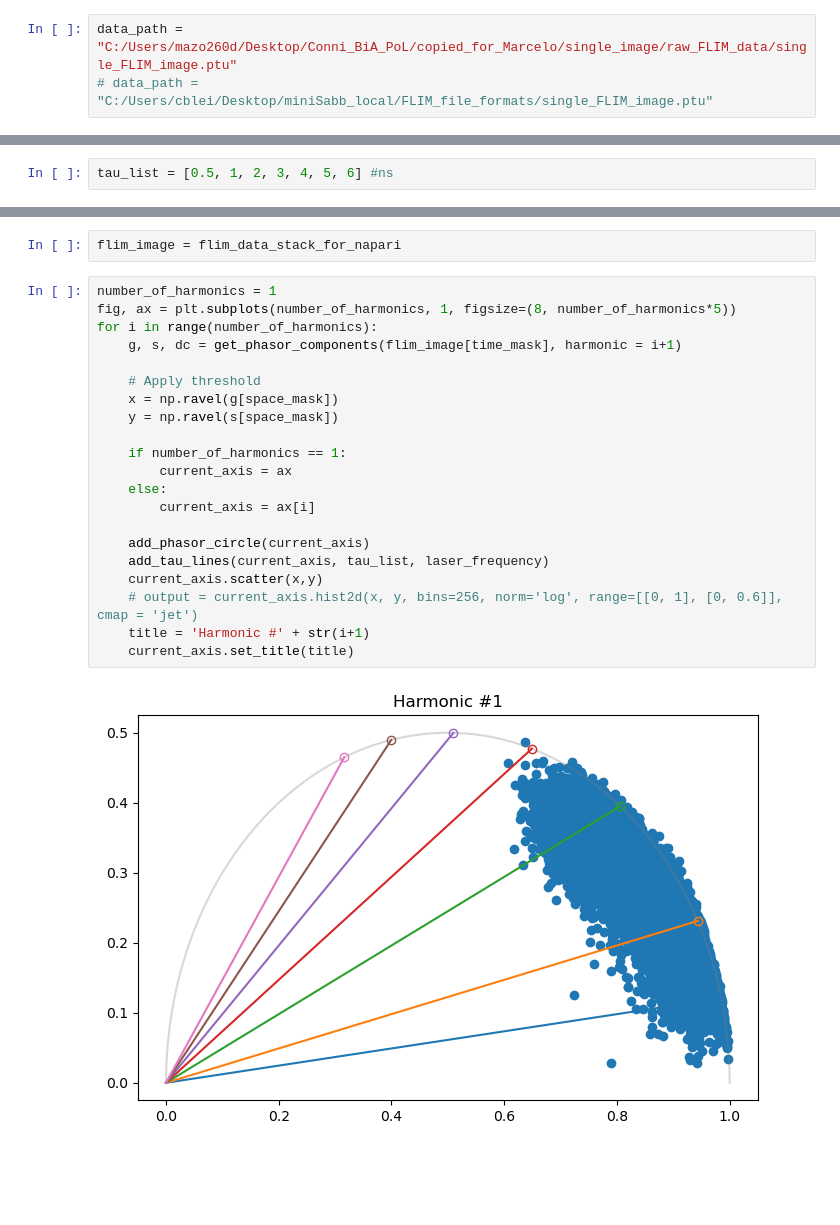
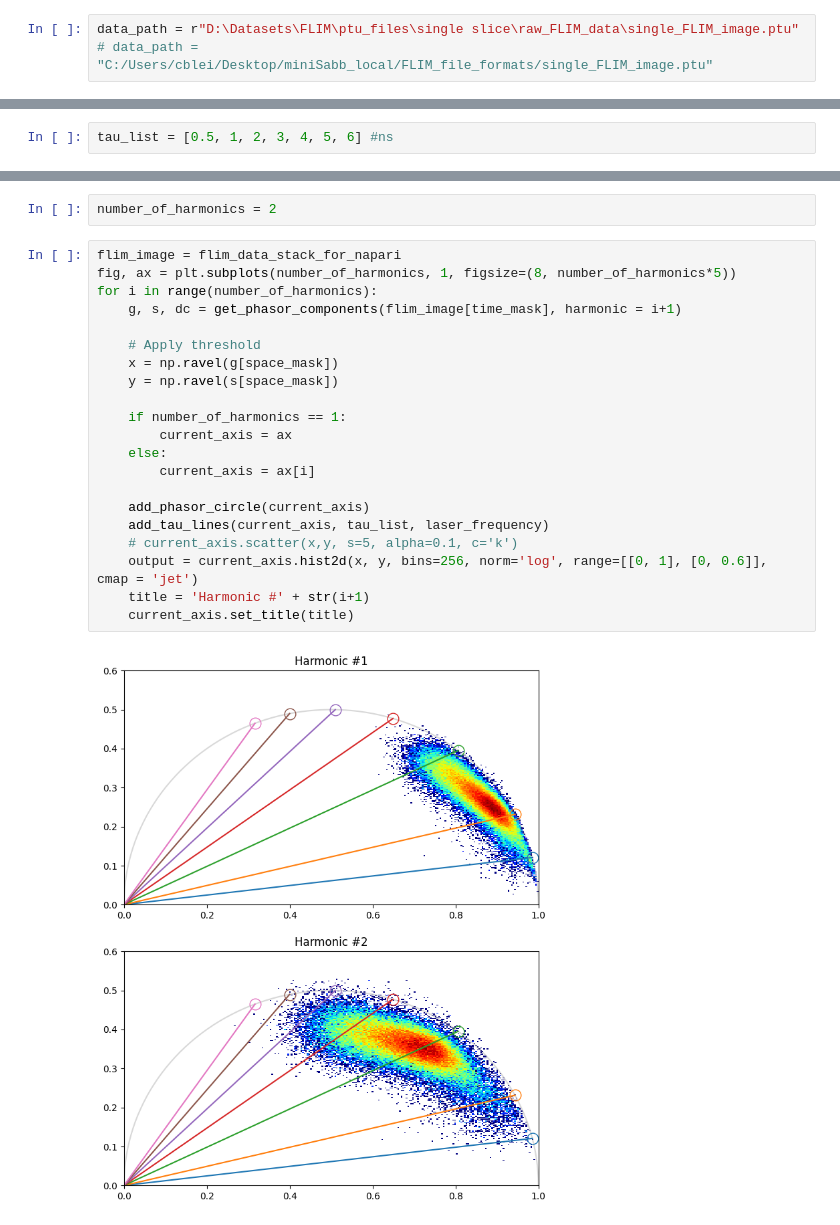
Before and after one commit to zoccoler/FLIM_analysis, a Jupyter notebook: notebooks/Phasor_plot.ipynb, the cells around one changed output, grey strips where cells are left out. Saved outputs shown, nothing was run; the diff lists cells and outputs as text; blank space fills up the shorter version.

Commit message:
Improve documentation of Phasor_plot and fix median filter

```diff
--- a/notebooks/Phasor_plot.ipynb
+++ b/notebooks/Phasor_plot.ipynb
@@ -17,5 +17,5 @@ from skimage import filters, morphology
 # %%
-data_path = "C:/Users/mazo260d/Desktop/Conni_BiA_PoL/copied_for_Marcelo/single_image/raw_FLIM_data/single_FLIM_image.ptu"
+data_path = r"D:\Datasets\FLIM\ptu_files\single slice\raw_FLIM_data\single_FLIM_image.ptu"
 # data_path = "C:/Users/cblei/Desktop/miniSabb_local/FLIM_file_formats/single_FLIM_image.ptu"
 # %%
 data_path = Path(data_path)
@@ -118,27 +93,27 @@ tau_list = [0.5, 1, 2, 3, 4, 5, 6] #ns
 # %%
-flim_image = flim_data_stack_for_napari
+number_of_harmonics = 2
 # %%
-number_of_harmonics = 1
+flim_image = flim_data_stack_for_napari
 fig, ax = plt.subplots(number_of_harmonics, 1, figsize=(8, number_of_harmonics*5))
 for i in range(number_of_harmonics):
     g, s, dc = get_phasor_components(flim_image[time_mask], harmonic = i+1)
 
     # Apply threshold
     x = np.ravel(g[space_mask])
     y = np.ravel(s[space_mask])
 
     if number_of_harmonics == 1:
         current_axis = ax
     else:
         current_axis = ax[i]
 
     add_phasor_circle(current_axis)
     add_tau_lines(current_axis, tau_list, laser_frequency)
-    current_axis.scatter(x,y)
-    # output = current_axis.hist2d(x, y, bins=256, norm='log', range=[[0, 1], [0, 0.6]], cmap = 'jet')
+    # current_axis.scatter(x,y, s=5, alpha=0.1, c='k')
+    output = current_axis.hist2d(x, y, bins=256, norm='log', range=[[0, 1], [0, 0.6]], cmap = 'jet')
     title = 'Harmonic #' + str(i+1)
     current_axis.set_title(title)
 # %% [output]
-[figure, old version]
+[figure, new version]
 # %% [markdown]
 ### Apply space median filter
```
Also changed, not shown: parts of 41 cells of this notebook.
